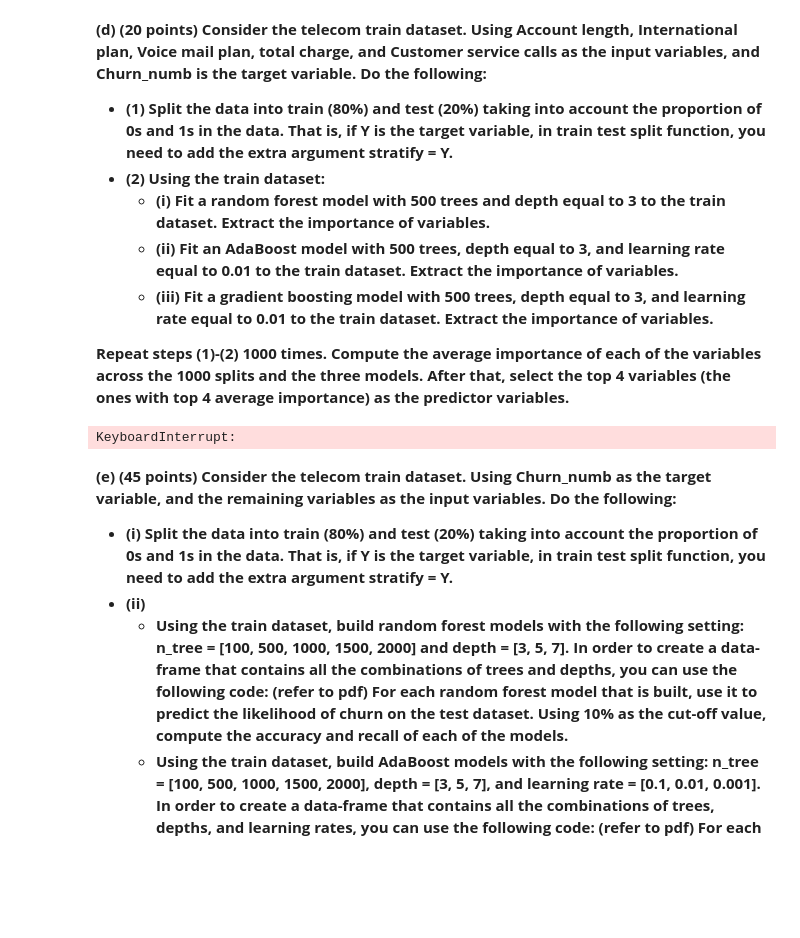
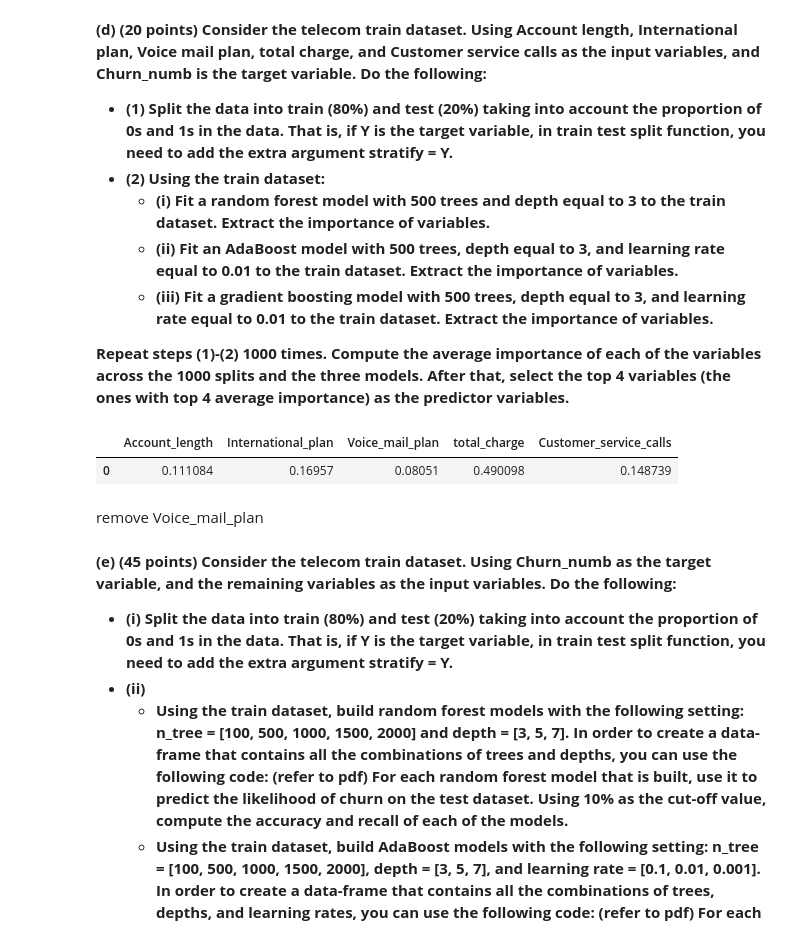
Before and after one commit to craigshaf50/DATA-445, a Jupyter notebook: Exams/Exam2/Exam2_Q2.ipynb, the cells around one changed output. Saved outputs shown, nothing was run; the diff lists cells and outputs as text; code cells hidden in the pictures; blank space fills up the shorter version.

```diff
--- a/Exams/Exam2/Exam2_Q2.ipynb
+++ b/Exams/Exam2/Exam2_Q2.ipynb
@@ -110,35 +111,38 @@ telecom_train.head()
 
 **Repeat steps (1)-(2) 1000 times. Compute the average importance of each of the variables across the 1000 splits and the three models. After that, select the top 4 variables (the ones with top 4 average importance) as the predictor variables.**
 # %%
-rf_importance = list()
-ada_importance = list()
-gb_importance = list()
-importance = list()
+#empty list to store variable importances
+importance = []
 
-#defining input and target variables
-x = telecom_train[['Account_length', 'International_plan', 'Voice_mail_plan', 'total_charge', 'Customer_service_calls']]
-y = telecom_train['Churn_numb']
+#tdqm() added around range() to show progress for the 1000 iterations
+for i in tqdm(range(0, 1000)):
 
-for i in range(0,1000):
-    #Splitting the Data
-    x_train, x_test, y_train, y_test= train_test_split(x, y, test_size= 0.2, stratify= y)
+    #defining input and target variables
+    x = telecom_train[['Account_length', 'International_plan', 'Voice_mail_plan','total_charge', 'Customer_service_calls']]
+    y = telecom_train['Churn_numb']
 
-    #random forest
+    #split into train and test
+    x_train,x_test,y_train,y_test = train_test_split(x,y,test_size = 0.2,stratify = y)
+
+    #random forest model
     rf_md = RandomForestClassifier(n_estimators = 500, max_depth = 3).fit(x_train, y_train)
-    #extract the feature importances
-    rf_importance.append(rf_md.feature_importances_)
+    #extract variable importance
     importance.append(rf_md.feature_importances_)
 
-    #adaboost
+    #adaboost model
     ada_md = AdaBoostClassifier(base_estimator = DecisionTreeClassifier(max_depth = 3), n_estimators = 500, learning_rate = 0.01).fit(x_train, y_train)
-    #extract the feature importances
-    ada_importance.append(ada_md.feature_importances_)
+    #extract variable importance
     importance.append(ada_md.feature_importances_)
 
-    #gradient boost
+    #gradient boosting model
     gb_md = GradientBoostingClassifier(max_depth = 3, n_estimators = 500, learning_rate = 0.01).fit(x_train, y_train)
-    #extract the feature importances
-    gb_importance.append(gb_md.feature_importances_)
+    #extract variable importance
     importance.append(gb_md.feature_importances_)
+
+#average importance scores
+importance = pd.DataFrame(importance, columns = x.columns)
+importance = pd.DataFrame(importance.mean()).T
+importance
 # %% [output]
-KeyboardInterrupt:
+|  | Account_length | International_plan | Voice_mail_plan | total_charge | Customer_service_calls |
+| 0 | 0.111084 | 0.16957 | 0.08051 | 0.490098 | 0.148739 |
@@ -165,3 +149,5 @@ telecom_test = telecom_test.drop(['Account_length'], axis = 1)
+# %% [markdown]
+remove Voice_mail_plan
 # %% [markdown]
 **(e) (45 points) Consider the telecom train dataset. Using Churn_numb as the target variable, and the remaining variables as the input variables. Do the following:**
  - **(i) Split the data into train (80%) and test (20%) taking into account the proportion of 0s and 1s in the data. That is, if Y is the target variable, in train test split function, you need to add the extra argument stratify = Y.**
```
Also changed, not shown: parts of 16 cells of this notebook.
